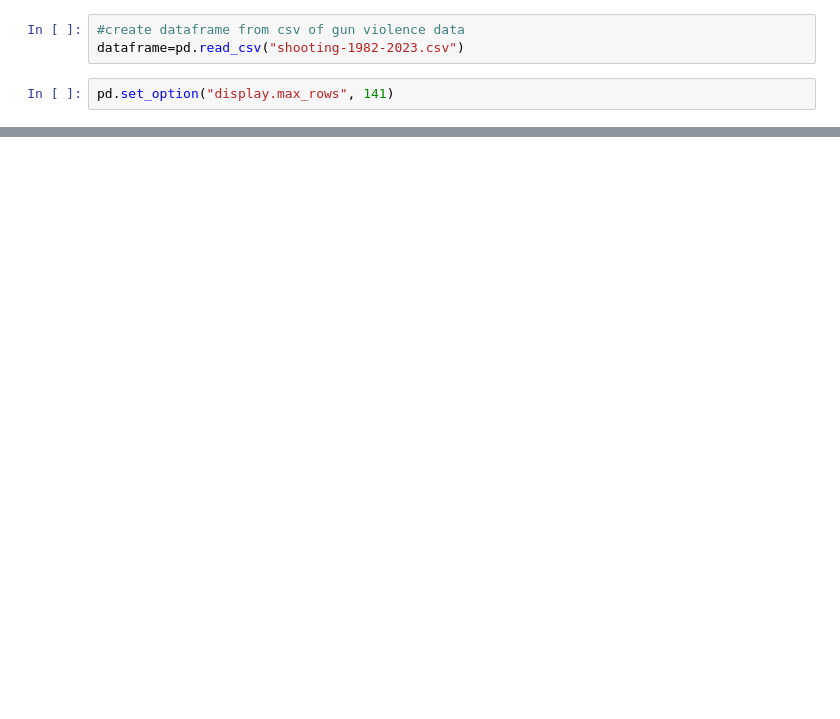
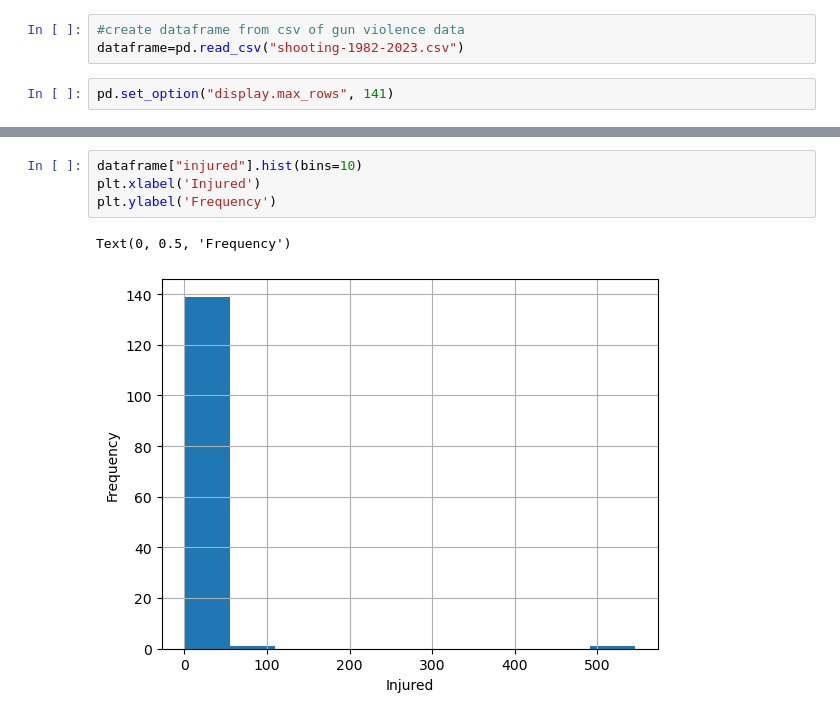
Before and after one commit to rosalynlu/Gun-Violence-USA, a Jupyter notebook: Armed and Dangerous An Analysis of Features Affecting Mass Shooting Fatalities Using Unsupervised ML Methods.ipynb, the cells around one changed output, grey strips where cells are left out. Saved outputs shown, nothing was run; the diff lists cells and outputs as text; blank space fills up the shorter version.

```diff
--- a/Armed and Dangerous An Analysis of Features Affecting Mass Shooting Fatalities Using Unsupervised ML Methods.ipynb
+++ b/Armed and Dangerous An Analysis of Features Affecting Mass Shooting Fatalities Using Unsupervised ML Methods.ipynb
@@ -135,0 +179,7 @@ pyplot.plot(dataframe["political_affiliation"])
+# %%
+dataframe["injured"].hist(bins=10)
+plt.xlabel('Injured')
+plt.ylabel('Frequency')
+# %% [output]
+Text(0, 0.5, 'Frequency')
+[figure, added]
```
Also changed, not shown: parts of 57 cells of this notebook.
